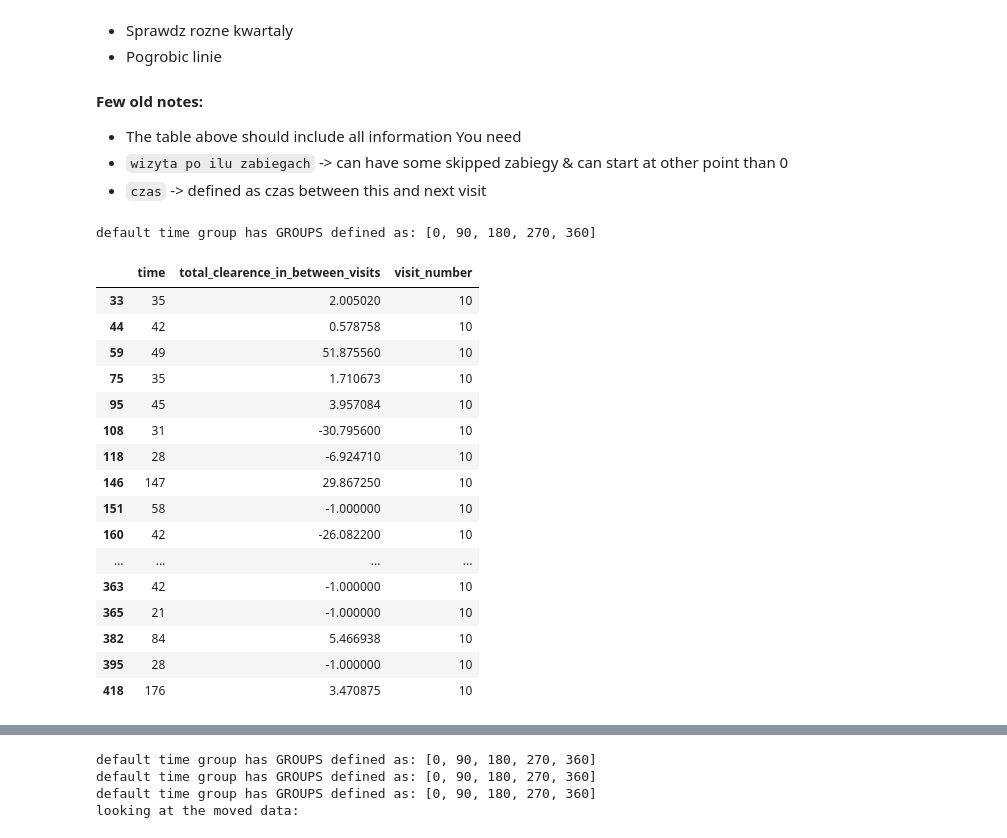
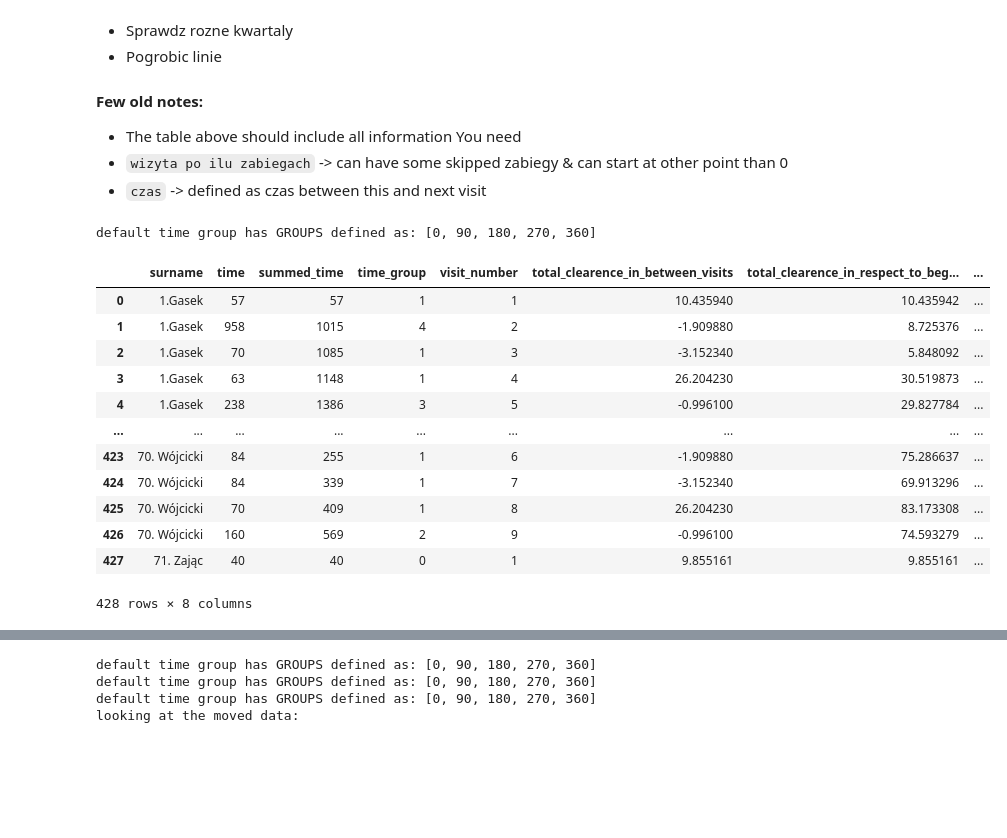
Before and after one commit to szczekulskij/long-term-analysis-of-pws, a Jupyter notebook: main.ipynb, the cells around one changed output, grey strips where cells are left out. Drawn from its saved outputs; the diff is of its cells as text; code cells hidden in the pictures; blank space fills up the shorter version.

```diff
--- a/main.ipynb
+++ b/main.ipynb
@@ -32,24 +32,20 @@ from src.utils import *
 * `wizyta po ilu zabiegach` -> can have some skipped zabiegy & can start at other point than 0
 * `czas` -> defined as czas between this and next visit
 # %%
-data = get_data(format_type='all', remove_minus_ones = False)[['time', 'total_clearence_in_between_visits', 'visit_number']]
-data.loc[data['visit_number'] == 10]
+data = get_data(format_type='all', remove_minus_ones = False)
+data
 # %% [output]
 default time group has GROUPS defined as: [0, 90, 180, 270, 360]
-|  | time | total_clearence_in_between_visits | visit_number |
-| 33 | 35 | 2.005020 | 10 |
-| 44 | 42 | 0.578758 | 10 |
-| 59 | 49 | 51.875560 | 10 |
-| 75 | 35 | 1.710673 | 10 |
-| 95 | 45 | 3.957084 | 10 |
-| 108 | 31 | -30.795600 | 10 |
-| 118 | 28 | -6.924710 | 10 |
-| 146 | 147 | 29.867250 | 10 |
-| 151 | 58 | -1.000000 | 10 |
-| 160 | 42 | -26.082200 | 10 |
-| ... | ... | ... | ... |
-| 363 | 42 | -1.000000 | 10 |
-| 365 | 21 | -1.000000 | 10 |
-| 382 | 84 | 5.466938 | 10 |
-| 395 | 28 | -1.000000 | 10 |
-| 418 | 176 | 3.470875 | 10 |
+|  | surname | time | summed_time | time_group | visit_number | total_clearence_in_between_visits | total_clearence_in_respect_to_beg... | ... |
+| 0 | 1.Gasek | 57 | 57 | 1 | 1 | 10.435940 | 10.435942 | ... |
+| 1 | 1.Gasek | 958 | 1015 | 4 | 2 | -1.909880 | 8.725376 | ... |
+| 2 | 1.Gasek | 70 | 1085 | 1 | 3 | -3.152340 | 5.848092 | ... |
+| 3 | 1.Gasek | 63 | 1148 | 1 | 4 | 26.204230 | 30.519873 | ... |
+| 4 | 1.Gasek | 238 | 1386 | 3 | 5 | -0.996100 | 29.827784 | ... |
+| ... | ... | ... | ... | ... | ... | ... | ... | ... |
+| 423 | 70. Wójcicki | 84 | 255 | 1 | 6 | -1.909880 | 75.286637 | ... |
+| 424 | 70. Wójcicki | 84 | 339 | 1 | 7 | -3.152340 | 69.913296 | ... |
+| 425 | 70. Wójcicki | 70 | 409 | 1 | 8 | 26.204230 | 83.173308 | ... |
+| 426 | 70. Wójcicki | 160 | 569 | 2 | 9 | -0.996100 | 74.593279 | ... |
+| 427 | 71. Zając | 40 | 40 | 0 | 1 | 9.855161 | 9.855161 | ... |
+428 rows × 8 columns
```
Also changed, not shown: parts of 10 cells of this notebook, 2 other files.
